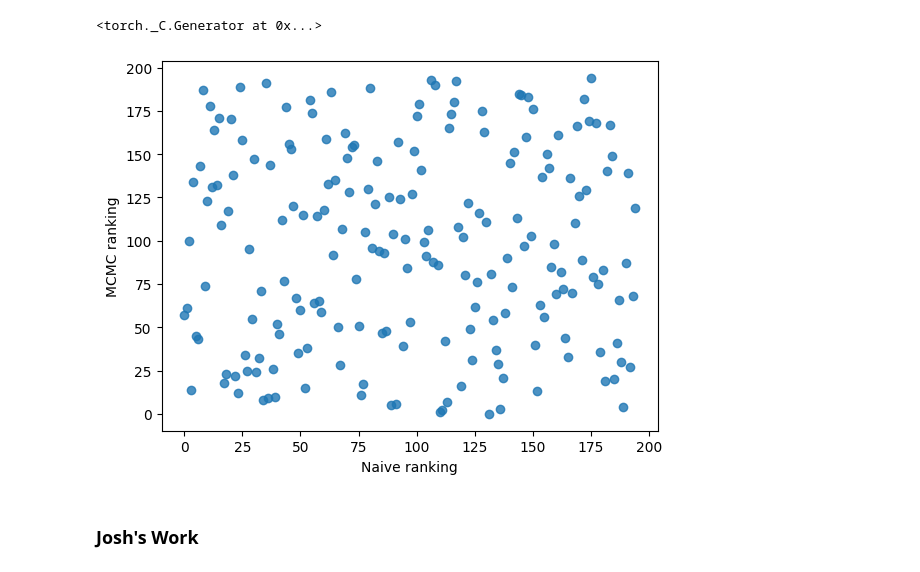
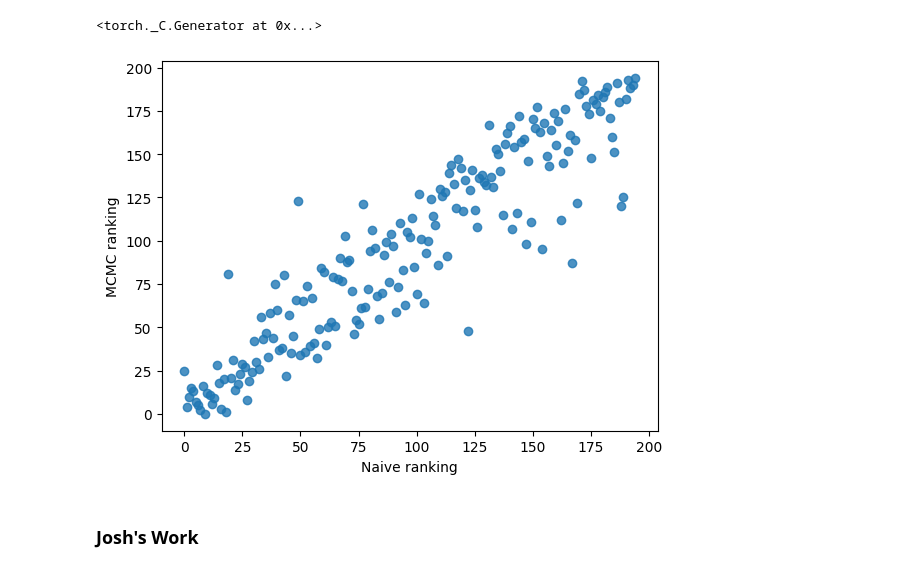
Before and after one commit to b0kch01/graphical-tournament, a Jupyter notebook: baseline.ipynb, the cells around one changed output. Saved outputs shown, nothing was run; the diff lists cells and outputs as text; code cells hidden in the pictures.

```diff
--- a/baseline.ipynb
+++ b/baseline.ipynb
@@ -21,7 +21,7 @@ torch.manual_seed(seed)
 data = pd.read_csv('data.csv')
 
 data = data[["winner", "loser"]]
-data["win"] = .1
+data["win"] = 1.0
 # %%
 dataset = list(data.itertuples(index=False, name=None))
 
@@ -43,7 +43,7 @@ def model(matches, n_teams):
                     obs=torch.tensor(1.))
 # %%
 nuts_kernel = pyro.infer.NUTS(model, jit_compile=False)
-mcmc = pyro.infer.MCMC(nuts_kernel, num_samples=2000,
+mcmc = pyro.infer.MCMC(nuts_kernel, num_samples=20000,
                        warmup_steps=100, num_chains=1)
 mcmc.run(dataset, len(teams))
 # %%
@@ -58,17 +58,20 @@ score_board = sorted(list(enumerate(score_board)),
 
 naive_ranking = [x[0] for x in score_board]
 # %%
-samples = mcmc.get_samples(10000)
+samples = mcmc.get_samples()
 mcmc_ranking = sorted(
     naive_ranking, key=lambda i: samples[f'X{i}'].mean(), reverse=True)
 
-plt.plot(naive_ranking, mcmc_ranking, 'o', alpha=0.8, label="Naive")
+x = [naive_ranking.index(i) for i in range(len(teams))]
+y = [mcmc_ranking.index(i) for i in range(len(teams))]
+
+plt.plot(x, y, 'o', alpha=0.8, label="Naive")
 plt.xlabel("Naive ranking")
 plt.ylabel("MCMC ranking")
 
 plt.show()
 # %% [output]
-[figure, old version]
+[figure, new version]
 # %% [markdown]
 ### Josh's Work
 # %%
```
Also changed, not shown: parts of 2 cells of this notebook, 1 other file.
